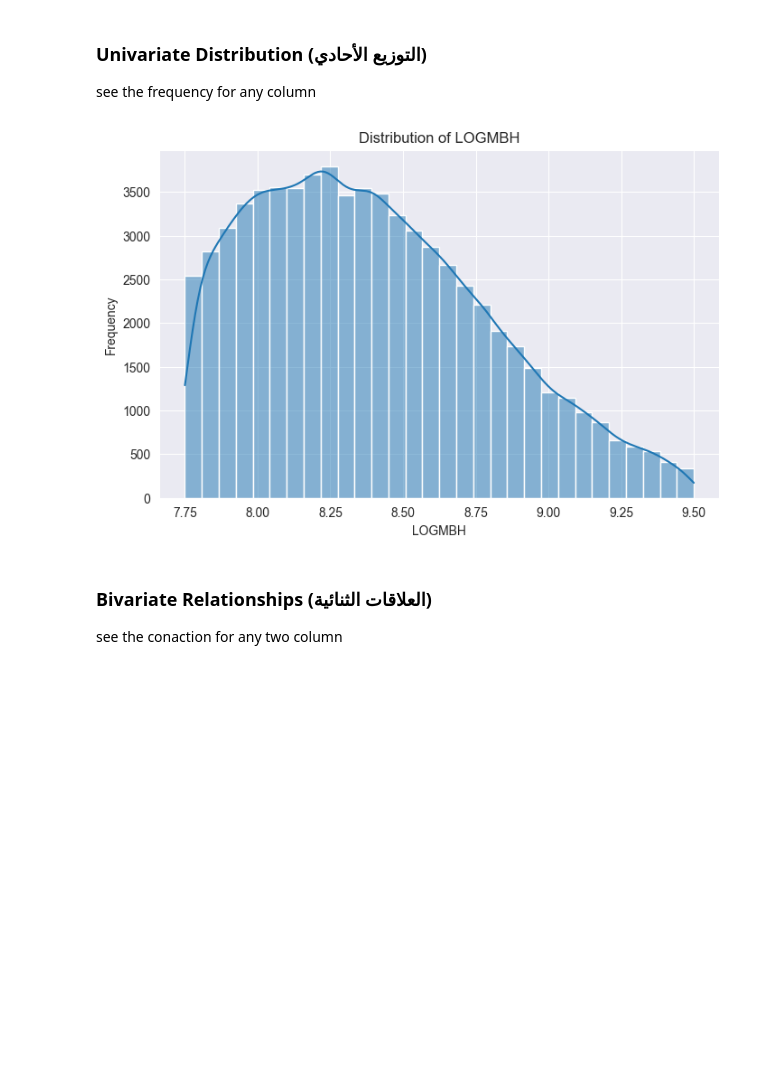
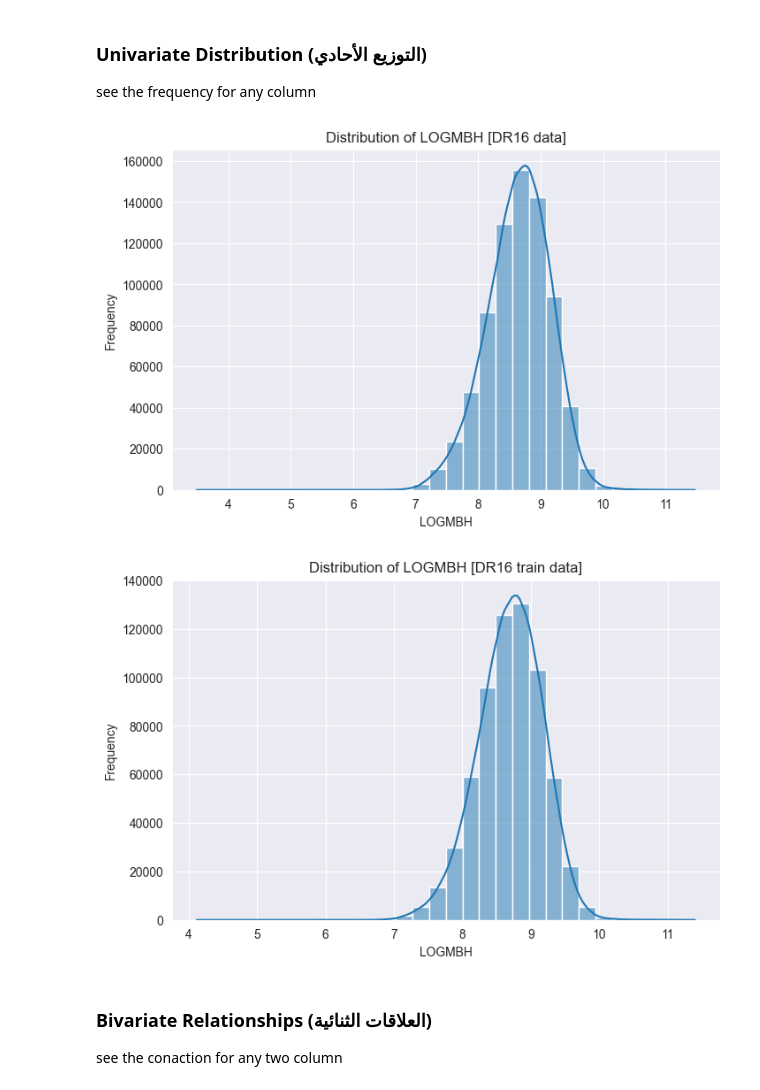
Before and after one commit to Basil0X7/black-hole-mass-predictor, a Jupyter notebook: main.ipynb, the cells around one changed output. Saved outputs shown, nothing was run; the diff lists cells and outputs as text; code cells hidden in the pictures; blank space fills up the shorter version.

```diff
--- a/main.ipynb
+++ b/main.ipynb
@@ -396,0 +469,10 @@ for column in columns_to_plot:
+# %%
+columns_to_plot = ["LOGMBH_ERR"]
+
+for column in columns_to_plot:
+    plt.figure(figsize=(8, 5))
+    sns.histplot(DR16_train_data[column], kde=True, bins=30)
+    plt.title(f"Distribution of {column}")
+    plt.xlabel(column)
+    plt.ylabel("Frequency")
+    plt.show()
@@ -405,5 +494,5 @@ print(len(DR16_full_filtered))
 # %%
-for column in DR16_full_filtered.columns:
+for column in DR16_data.columns:
     print(column)
 # %% [output]
 SDSS_NAME_1
@@ -493,7 +615,7 @@ df.to_csv("data/clean.csv", index=False)
 # %%
-DR16_full_filtered_columns = pd.read_csv("data/clean.csv")
+DR16_data_columns = pd.read_csv("data/DR16_data_columns.csv")
 
-print(DR16_full_filtered_columns["LOGMBH"].head())
+print(DR16_data_columns["LOGMBH"].head())
 # %% [output]
 0    8.065870
 1    9.108047
@@ -501,6 +623,10 @@ print(DR16_full_filtered_columns["LOGMBH"].head())
 3    7.933868
 4    7.879703
 Name: LOGMBH, dtype: float64
+# %%
+DR16_train_data_columns = pd.read_csv("data/DR16_train_data_columns.csv")
+
+print(DR16_train_data_columns["LOGMBH"].head())
 # %% [markdown]
 ### Rows
 # %%
@@ -521,15 +649,24 @@ see the frequency for any column
 # %%
 columns_to_plot = ["LOGMBH"]
 
 for column in columns_to_plot:
     plt.figure(figsize=(8, 5))
-    sns.histplot(DR16_full_filtered_columns[column], kde=True, bins=30)
-    plt.title(f"Distribution of {column}")
+    sns.histplot(DR16_data_columns[column], kde=True, bins=30)
+    plt.title(f"Distribution of {column} [DR16 data]")
     plt.xlabel(column)
     plt.ylabel("Frequency")
     plt.show()
+
+for column in columns_to_plot:
+    plt.figure(figsize=(8, 5))
+    sns.histplot(DR16_train_data_columns[column], kde=True, bins=30)
+    plt.title(f"Distribution of {column} [DR16 train data]")
+    plt.xlabel(column)
+    plt.ylabel("Frequency")
+    plt.show()
 # %% [output]
-[figure, old version]
+[figure, new version]
+[figure, added]
 # %% [markdown]
  ### Bivariate Relationships (العلاقات الثنائية)
 see the conaction for any two column
```
Also changed, not shown: parts of 52 cells of this notebook, 8 other files.
